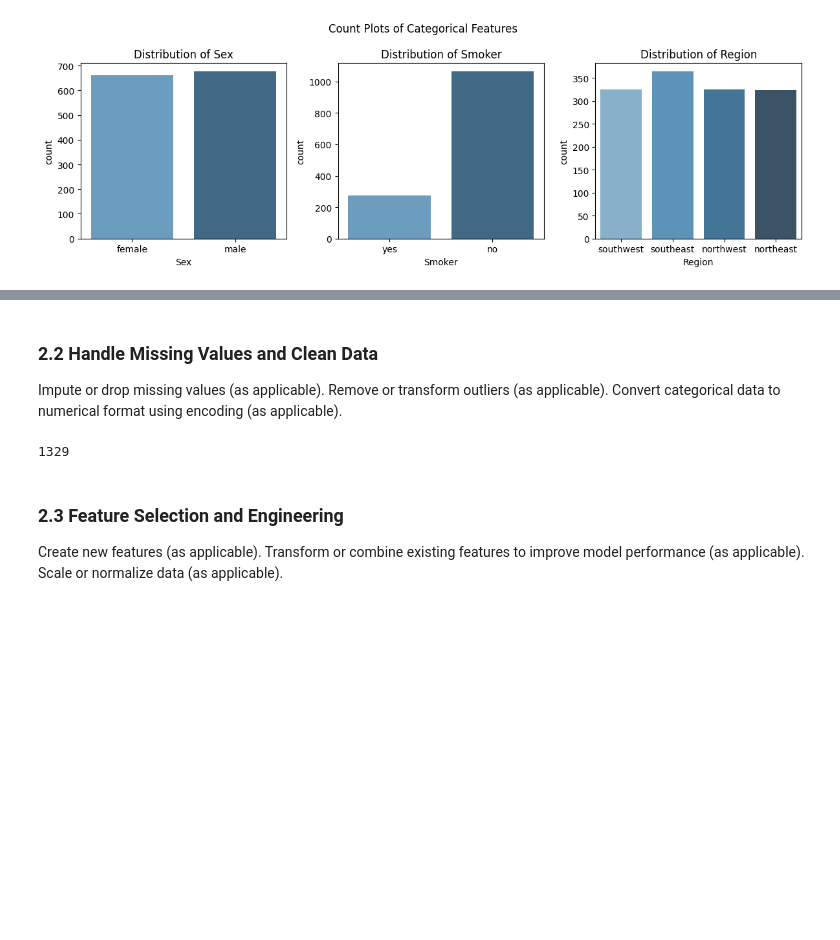
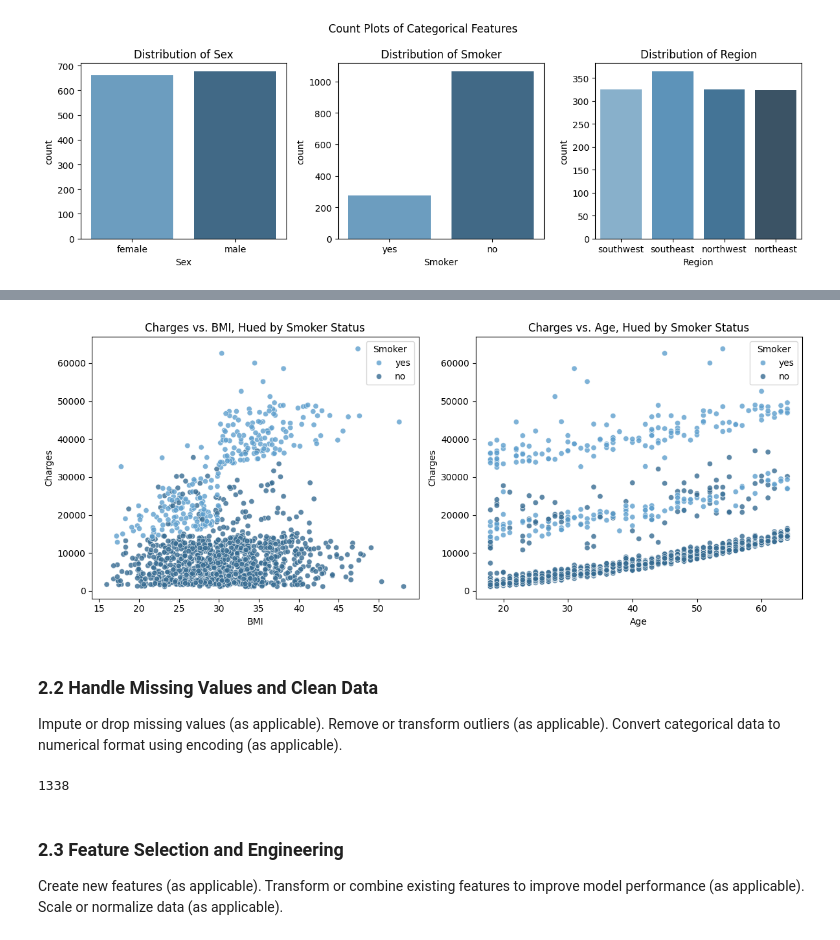
Before and after one commit to JfromNWMS/ml_regression_jordan, a Jupyter notebook: regression_jordan.ipynb, the cells around one changed output, grey strips where cells are left out. Cells and saved outputs as stored; diff of their text form; code cells hidden in the pictures; blank space fills up the shorter version.

```diff
--- a/regression_jordan.ipynb
+++ b/regression_jordan.ipynb
@@ -208,3 +215,18 @@ plt.show()
+# %%
+fig, axes = plt.subplots(1, 2, figsize=(12, 5))
+
+for ax, col in zip(axes, ["bmi", "age"], strict=True):
+
+    sns.scatterplot(data=insurance_df, x=col, y="charges", hue="smoker", palette="Blues_d", alpha=0.8, ax=ax)
+    ax.set_title(f"Charges vs. {"BMI" if col == "bmi" else "Age"}, Hued by Smoker Status")
+    ax.set_xlabel(f"{"BMI" if col == "bmi" else "Age"}")
+    ax.set_ylabel("Charges")
+    ax.legend(title="Smoker")
+
+plt.tight_layout()
+plt.show()
+# %% [output]
+[figure, added]
 # %% [markdown]
 ### 2.2 Handle Missing Values and Clean Data
 
@@ -212,18 +234,14 @@ Impute or drop missing values (as applicable).
 Remove or transform outliers (as applicable).
 Convert categorical data to numerical format using encoding (as applicable).
 # %%
-bmi_fences = tukey_fences(insurance_df["bmi"])
-bmi_outliers = (insurance_df["bmi"] < bmi_fences.inner_lower) | (insurance_df["bmi"] > bmi_fences.inner_upper)
-cleaned_df = insurance_df.drop(insurance_df[bmi_outliers].index)
+insurance_df["smoker"] = insurance_df["smoker"].map({"yes": 1, "no": 0})
+insurance_df["sex"] = insurance_df["sex"].map({"male": 1, "female": 0})
 
-cleaned_df["smoker"] = cleaned_df["smoker"].map({"yes": 1, "no": 0})
-cleaned_df["sex"] = cleaned_df["sex"].map({"male": 1, "female": 0})
-
-region_dummies = pd.get_dummies(cleaned_df["region"], dtype=int, drop_first=True)
-cleaned_df = pd.concat([cleaned_df, region_dummies], axis=1).drop("region", axis=1)
-len(cleaned_df)
+region_dummies = pd.get_dummies(insurance_df["region"], dtype=int, drop_first=True)
+insurance_df = pd.concat([insurance_df, region_dummies], axis=1).drop("region", axis=1)
+len(insurance_df)
 # %% [output]
-1329
+1338
 # %% [markdown]
 ### 2.3 Feature Selection and Engineering
 
```
Also changed, not shown: parts of 12 cells of this notebook.
